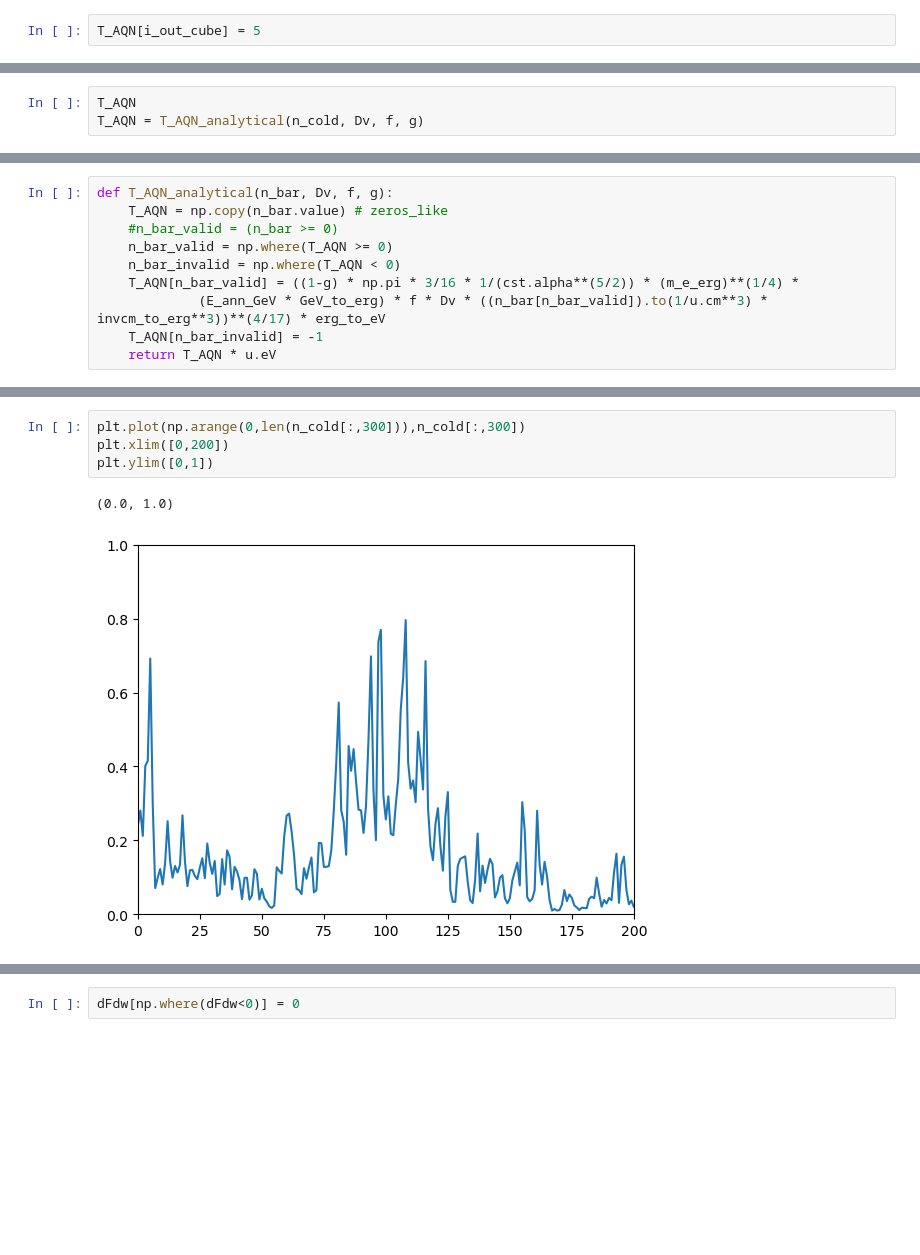
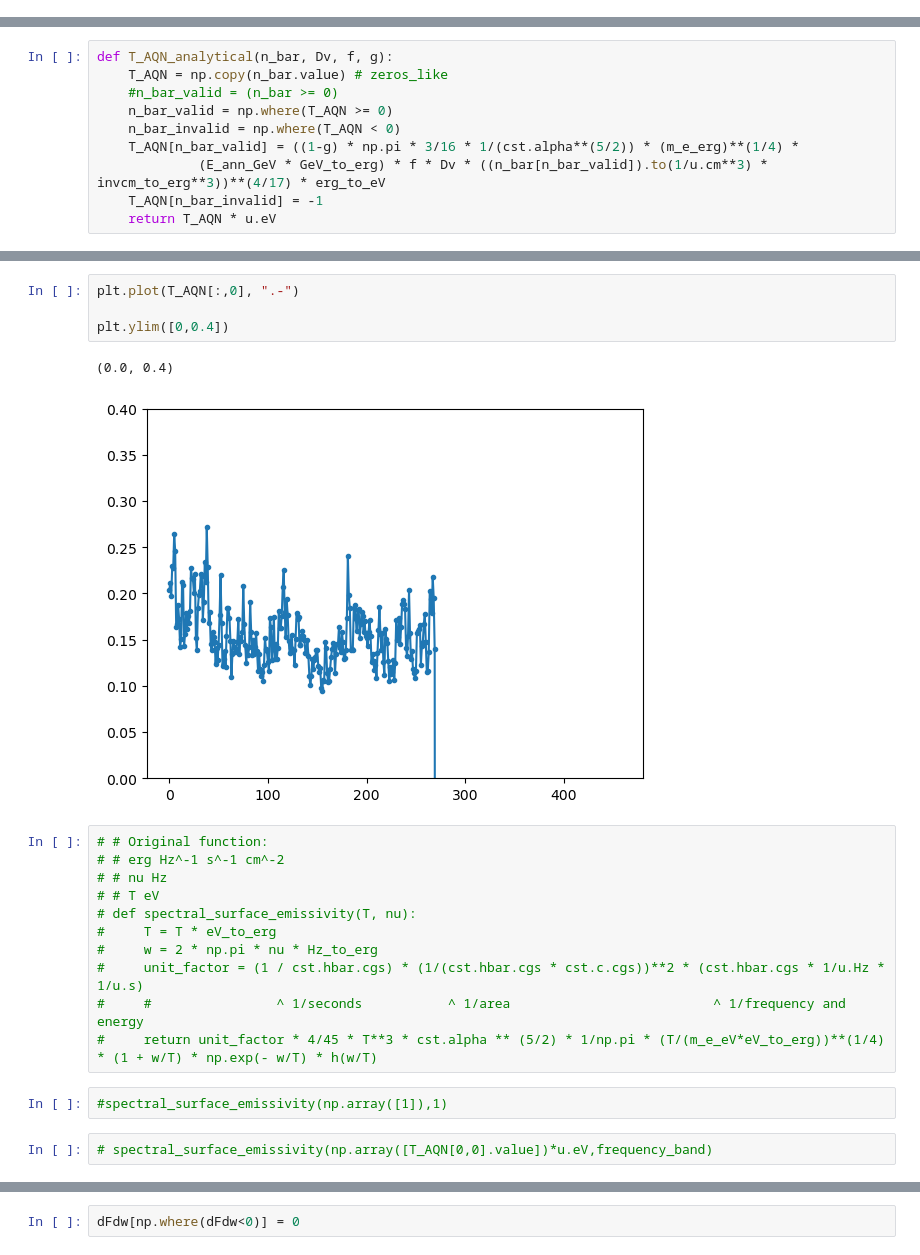
Before and after one commit to msekatchev/nugget_emissions_backup, a Jupyter notebook: cube_projection.ipynb, the cells around one changed output, grey strips where cells are left out. Saved outputs shown, nothing was run; the diff lists cells and outputs as text; blank space fills up the shorter version.

```diff
--- a/cube_projection.ipynb
+++ b/cube_projection.ipynb
@@ -175,2 +154,0 @@ ValueError: shape mismatch: value array of shape (458,49152) could not be broadc
-# %%
-T_AQN[i_out_cube] = 5
@@ -213,3 +154,0 @@ $[[0.20361865,~0.20361865,~0.20361865,~\dots,~0.20361865,~0.20361865,~0.20361865
-# %%
-T_AQN
-T_AQN = T_AQN_analytical(n_cold, Dv, f, g)
@@ -317,8 +226,23 @@ plt.ylim([0,1])
-# %%
-plt.plot(np.arange(0,len(n_cold[:,300])),n_cold[:,300])
-plt.xlim([0,200])
-plt.ylim([0,1])
-# %% [output]
-(0.0, 1.0)
-[figure, removed]
+# %%
+plt.plot(T_AQN[:,0], ".-")
+
+plt.ylim([0,0.4])
+# %% [output]
+(0.0, 0.4)
+[figure, added]
+# %%
+# # Original function:
+# # erg Hz^-1 s^-1 cm^-2
+# # nu Hz
+# # T eV
+# def spectral_surface_emissivity(T, nu):
+#     T = T * eV_to_erg
+#     w = 2 * np.pi * nu * Hz_to_erg
+#     unit_factor = (1 / cst.hbar.cgs) * (1/(cst.hbar.cgs * cst.c.cgs))**2 * (cst.hbar.cgs * 1/u.Hz * 1/u.s)
+#     #                ^ 1/seconds           ^ 1/area                          ^ 1/frequency and energy
+#     return unit_factor * 4/45 * T**3 * cst.alpha ** (5/2) * 1/np.pi * (T/(m_e_eV*eV_to_erg))**(1/4) * (1 + w/T) * np.exp(- w/T) * h(w/T)
+# %%
+#spectral_surface_emissivity(np.array([1]),1)
+# %%
+# spectral_surface_emissivity(np.array([T_AQN[0,0].value])*u.eV,frequency_band)
 # %%
```
Also changed, not shown: parts of 43 cells of this notebook, 6 other files.
